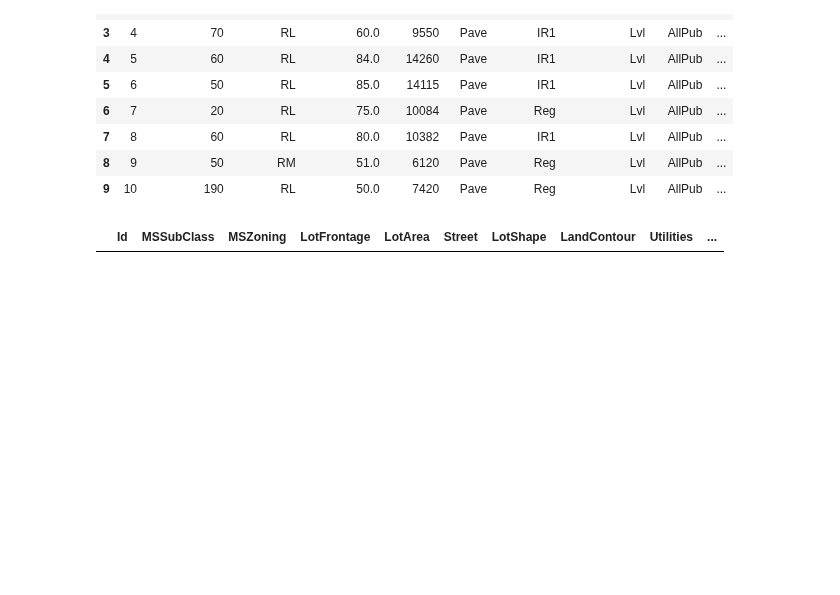
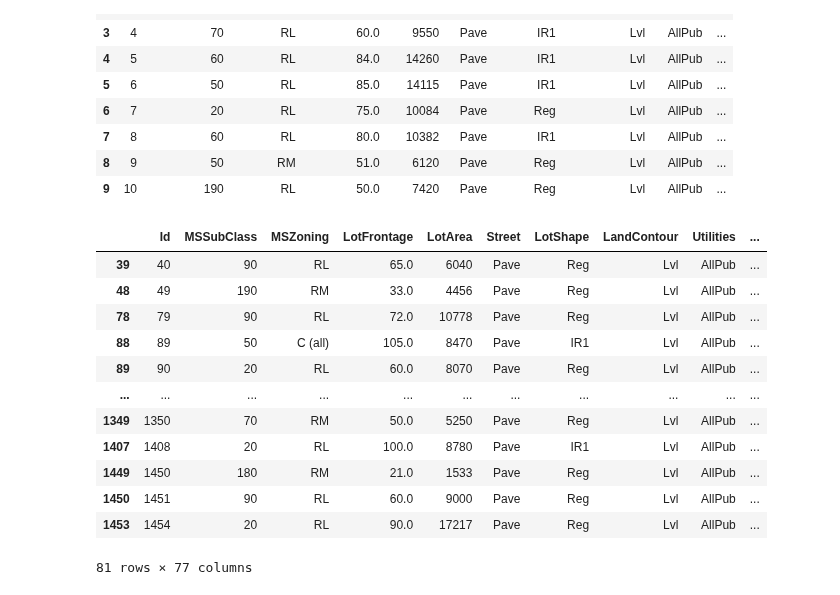
Before and after one commit to Gedas-LT/kaggle-ames-house-prices, a Jupyter notebook: predictions.ipynb, the cells around one changed output. Cells and saved outputs as stored; diff of their text form; code cells hidden in the pictures; blank space fills up the shorter version.

```diff
--- a/predictions.ipynb
+++ b/predictions.ipynb
@@ -67,0 +70,2 @@ for feature in basement_features:
+# %%
+cleaned_data["FireplaceQu"] = cleaned_data["FireplaceQu"].fillna("None")
@@ -68,3 +74,8 @@ for feature in basement_features:
+# %%
+garage_features = ["GarageType", "GarageYrBlt", "GarageFinish", "GarageQual", "GarageCond"]
+
+for feature in basement_features:
+    cleaned_data[feature] = cleaned_data[feature].fillna("None")
 # %%
 msno.bar(cleaned_data, labels=True, fontsize=12);
 # %% [output]
@@ -84,6 +95,18 @@ cleaned_data.head(10)
 | 8 | 9 | 50 | RM | 51.0 | 6120 | Pave | Reg | Lvl | AllPub | ... |
 | 9 | 10 | 190 | RL | 50.0 | 7420 | Pave | Reg | Lvl | AllPub | ... |
 # %%
-cleaned_data[cleaned_data["BsmtFinType1"].isna()]
+cleaned_data[cleaned_data["GarageType"].isna()]
 # %% [output]
 |  | Id | MSSubClass | MSZoning | LotFrontage | LotArea | Street | LotShape | LandContour | Utilities | ... |
+| 39 | 40 | 90 | RL | 65.0 | 6040 | Pave | Reg | Lvl | AllPub | ... |
+| 48 | 49 | 190 | RM | 33.0 | 4456 | Pave | Reg | Lvl | AllPub | ... |
+| 78 | 79 | 90 | RL | 72.0 | 10778 | Pave | Reg | Lvl | AllPub | ... |
+| 88 | 89 | 50 | C (all) | 105.0 | 8470 | Pave | IR1 | Lvl | AllPub | ... |
+| 89 | 90 | 20 | RL | 60.0 | 8070 | Pave | Reg | Lvl | AllPub | ... |
+| ... | ... | ... | ... | ... | ... | ... | ... | ... | ... | ... |
+| 1349 | 1350 | 70 | RM | 50.0 | 5250 | Pave | Reg | Lvl | AllPub | ... |
+| 1407 | 1408 | 20 | RL | 100.0 | 8780 | Pave | IR1 | Lvl | AllPub | ... |
+| 1449 | 1450 | 180 | RM | 21.0 | 1533 | Pave | Reg | Lvl | AllPub | ... |
+| 1450 | 1451 | 90 | RL | 60.0 | 9000 | Pave | Reg | Lvl | AllPub | ... |
+| 1453 | 1454 | 20 | RL | 90.0 | 17217 | Pave | Reg | Lvl | AllPub | ... |
+81 rows × 77 columns
```
Also changed, not shown: parts of 3 cells of this notebook.
